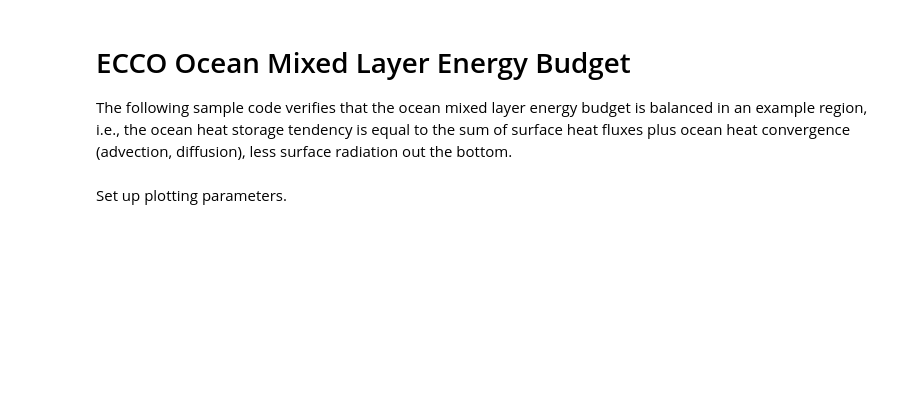
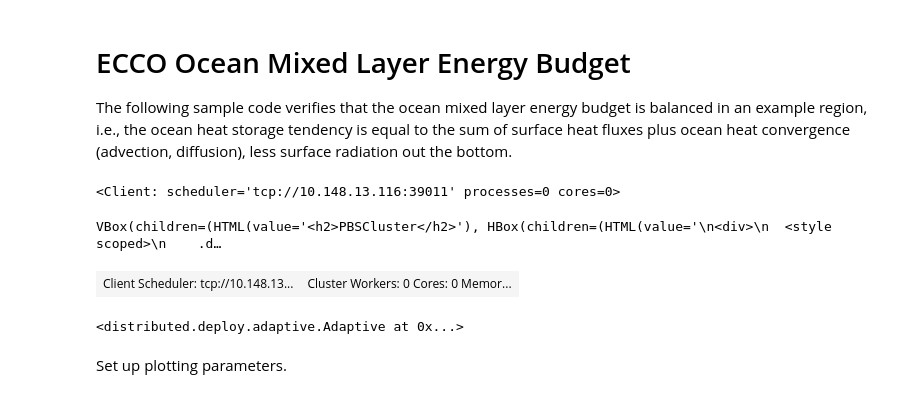
Before and after one commit to cpatrizio88/pangeo_ECCO, a Jupyter notebook: ecco_heatbudget.ipynb, the cells around one changed output. Drawn from its saved outputs; the diff is of its cells as text; code cells hidden in the pictures; blank space fills up the shorter version.

```diff
--- a/test_ecco_heatbudget.ipynb
+++ b/ecco_heatbudget.ipynb
@@ -4,3 +4,13 @@
 The following sample code verifies that the ocean mixed layer energy budget is balanced in an example region,
 i.e., the ocean heat storage tendency is equal to the sum of surface heat fluxes
 plus ocean heat convergence (advection, diffusion), less surface radiation out the bottom.
+# %%
+from dask_jobqueue import PBSCluster
+cluster = PBSCluster()
+
+from dask.distributed import Client
+client = Client(cluster)
+# %%
+print(client)
+# %% [output]
+<Client: scheduler='tcp://10.148.13.116:39011' processes=0 cores=0>
@@ -7,3 +19,16 @@ plus ocean heat convergence (advection, diffusion), less surface radiation out t
+# %%
+cluster
+# %% [output]
+VBox(children=(HTML(value='<h2>PBSCluster</h2>'), HBox(children=(HTML(value='\n<div>\n  <style scoped>\n    .d…
+# %%
+client
+# %% [output]
+| Client Scheduler: tcp://10.148.13... | Cluster Workers: 0 Cores: 0 Memor... |
+# %%
+cluster.adapt(minimum_cores=24, maximum_cores=48)
+#cluster.adapt(minimum_memory=’60 GB’, maximum_memory= '200 GB')
+# %% [output]
+<distributed.deploy.adaptive.Adaptive at 0x...>
 # %%
 import xarray as xr
 import gcsfs
```
Also changed, not shown: parts of 12 cells of this notebook, 13 other files.
